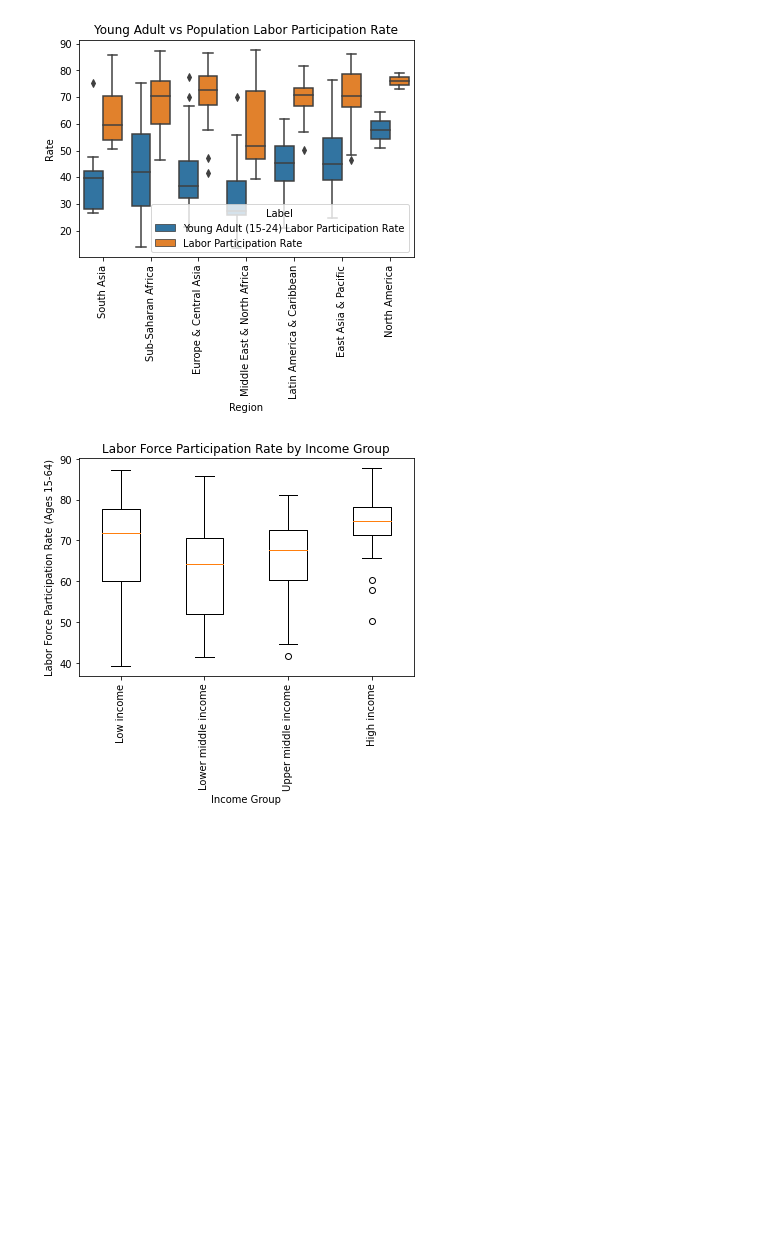
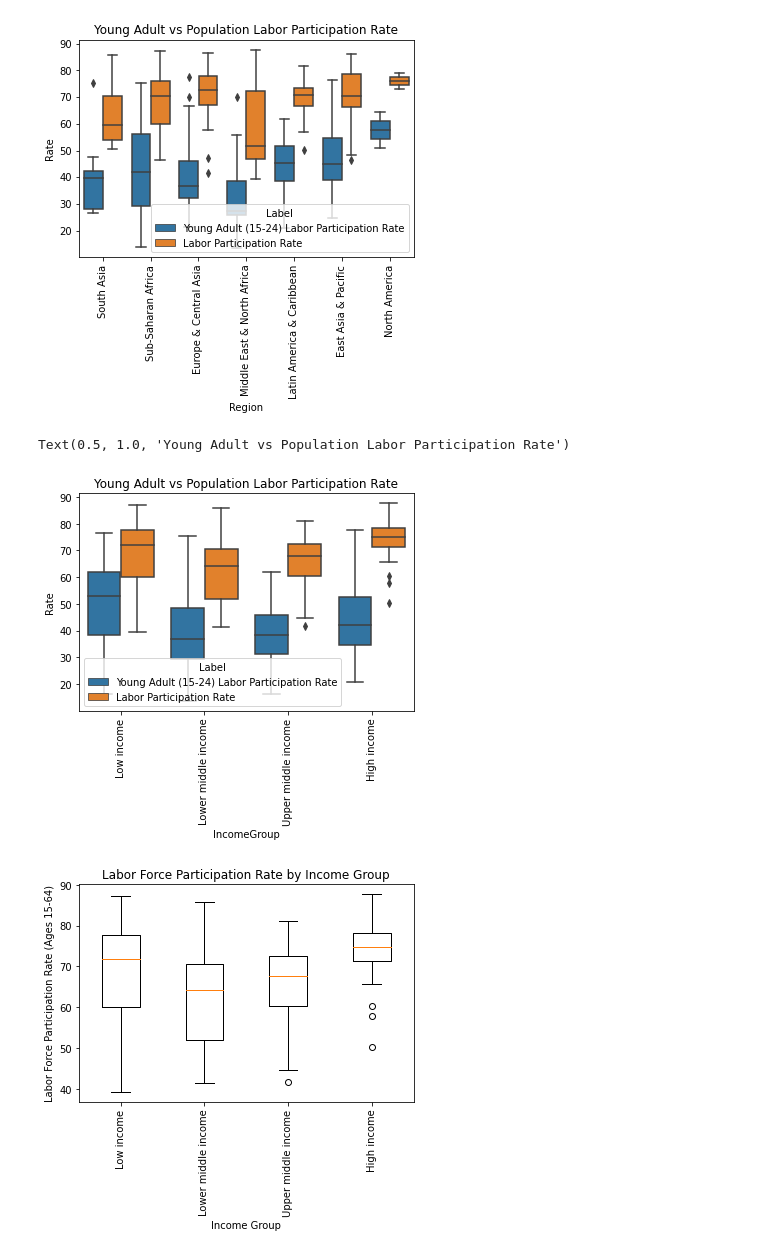
Before and after one commit to jackrlynn3/pandas-etl-visualizations-grp-5, a Jupyter notebook: visualizations.ipynb, the cells around one changed output. Saved outputs shown, nothing was run; the diff lists cells and outputs as text; code cells hidden in the pictures; blank space fills up the shorter version.

Commit message:
Added one more graph

```diff
--- a/visualizations.ipynb
+++ b/visualizations.ipynb
@@ -152,6 +152,40 @@ p.set_title('Young Adult vs Population Labor Participation Rate')
 # %% [output]
 Text(0.5, 1.0, 'Young Adult vs Population Labor Participation Rate')
 [figure]
+# %%
+# Root bar: (1) rate of working youth; and (2) rate of working general (wealth based)
+
+# Get literacy and labor data
+IncomeGroup_young = countries[countries['Indicator'] == r'Labor force participation rate for ages 15-24, total (%) (modeled ILO estimate)']
+IncomeGroup_labor = countries[countries['Indicator'] == r'Labor force participation rate, total (% of total population ages 15-64) (modeled ILO estimate)']
+
+# Exclude nan
+IncomeGroup_young = IncomeGroup_young.loc[IncomeGroup_young['IncomeGroup'].notna()]
+IncomeGroup_young = IncomeGroup_young.loc[IncomeGroup_young['Value'].notna()]
+IncomeGroup_labor = IncomeGroup_labor.loc[IncomeGroup_labor['IncomeGroup'].notna()]
+IncomeGroup_labor = IncomeGroup_labor.loc[IncomeGroup_labor['Value'].notna()]
+
+# Specify Year
+IncomeGroup_young = IncomeGroup_young[IncomeGroup_young['Year'] == 2019]
+IncomeGroup_labor = IncomeGroup_labor[IncomeGroup_labor['Year'] == 2019]
+
+# Plot as grouped box-and-whiskers plots
+IncomeGroup_young = IncomeGroup_young[['IncomeGroup', 'Value']]
+IncomeGroup_labor = IncomeGroup_labor[['IncomeGroup', 'Value']]
+IncomeGroup_young['Label'] = 'Young Adult (15-24) Labor Participation Rate'
+IncomeGroup_labor['Label'] = 'Labor Participation Rate'
+values = [IncomeGroup_young, IncomeGroup_labor]
+combo = pd.concat(values)
+
+p = sns.boxplot(x = combo['IncomeGroup'],
+            y = combo['Value'],
+            hue = combo['Label'])
+p.set_ylabel('Rate')
+p.tick_params(axis='x', rotation=90)
+p.set_title('Young Adult vs Population Labor Participation Rate')
+# %% [output]
+Text(0.5, 1.0, 'Young Adult vs Population Labor Participation Rate')
+[figure, added]
 # %%
 # Box and whiskers chart for labor participation rate by country income
 labor_participation = countries[countries['Indicator'] == r'Labor force participation rate, total (% of total population ages 15-64) (modeled ILO estimate)']
```
Also changed, not shown: parts of 1 cell of this notebook.
